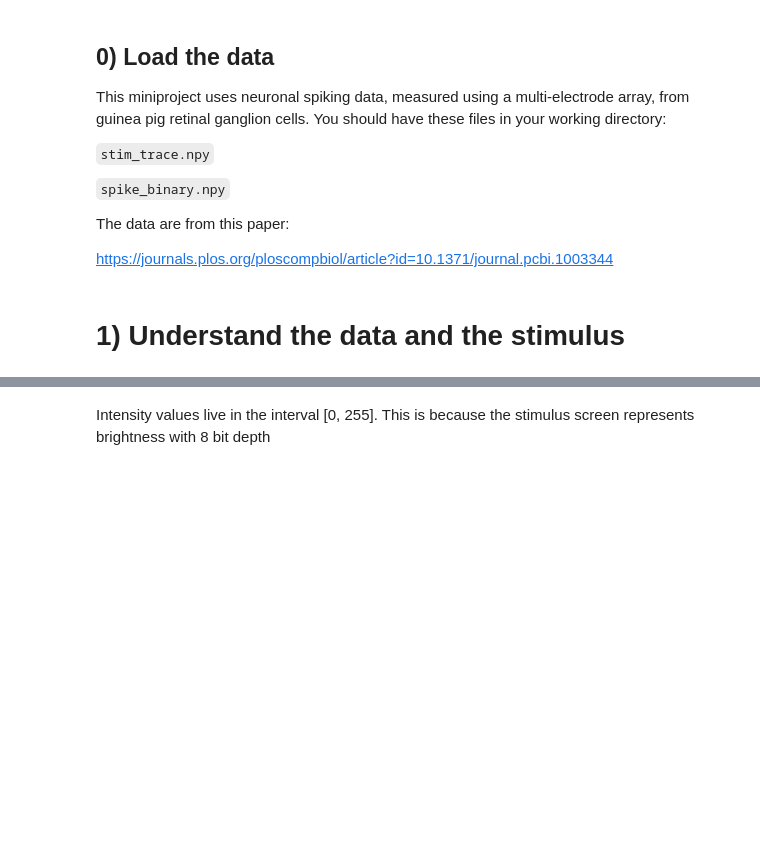
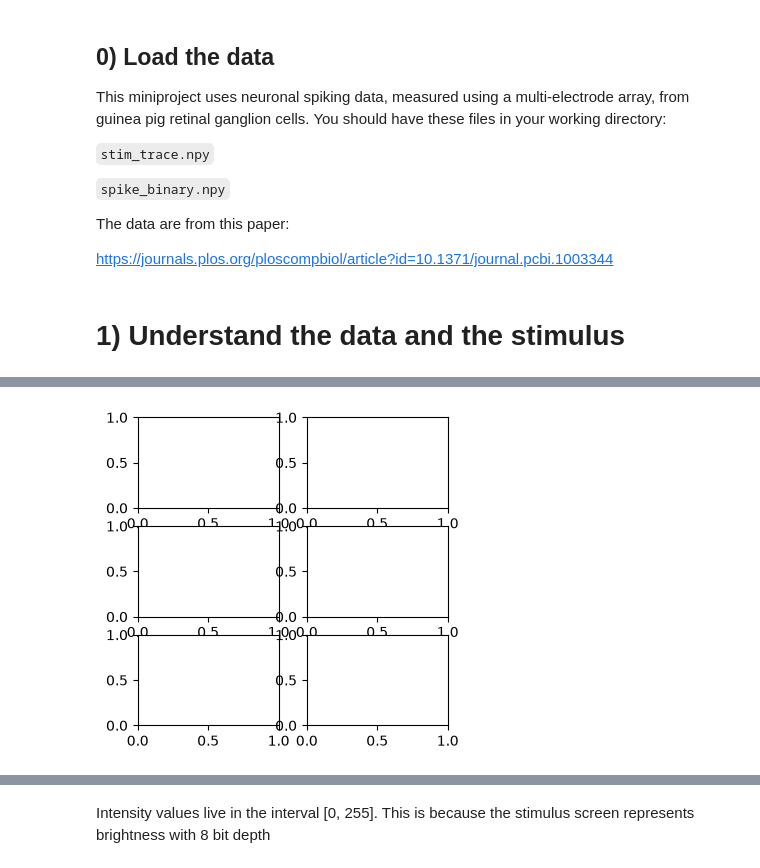
Before and after one commit to ABIO558/ABIO558-Fall2026, a Jupyter notebook: miniproject_2_blank.ipynb, the cells around one changed output, grey strips where cells are left out. Drawn from its saved outputs; the diff is of its cells as text; code cells hidden in the pictures; blank space fills up the shorter version.

```diff
--- a/miniproject_2_blank.ipynb
+++ b/miniproject_2_blank.ipynb
@@ -41,0 +47,4 @@ spike_binary = np.load('spike_binary.npy')
+# %%
+fh, ax = plt.subplots(3, 2, figsize=(4, 4))
+# %% [output]
+[figure, added]
```
Also changed, not shown: parts of 12 cells of this notebook.
